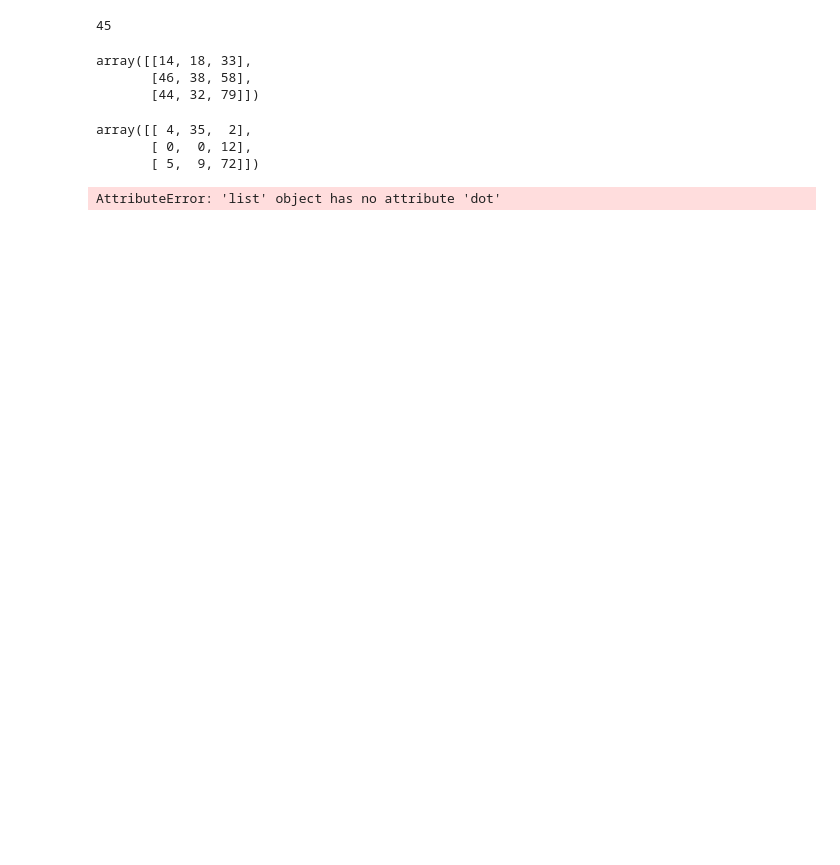
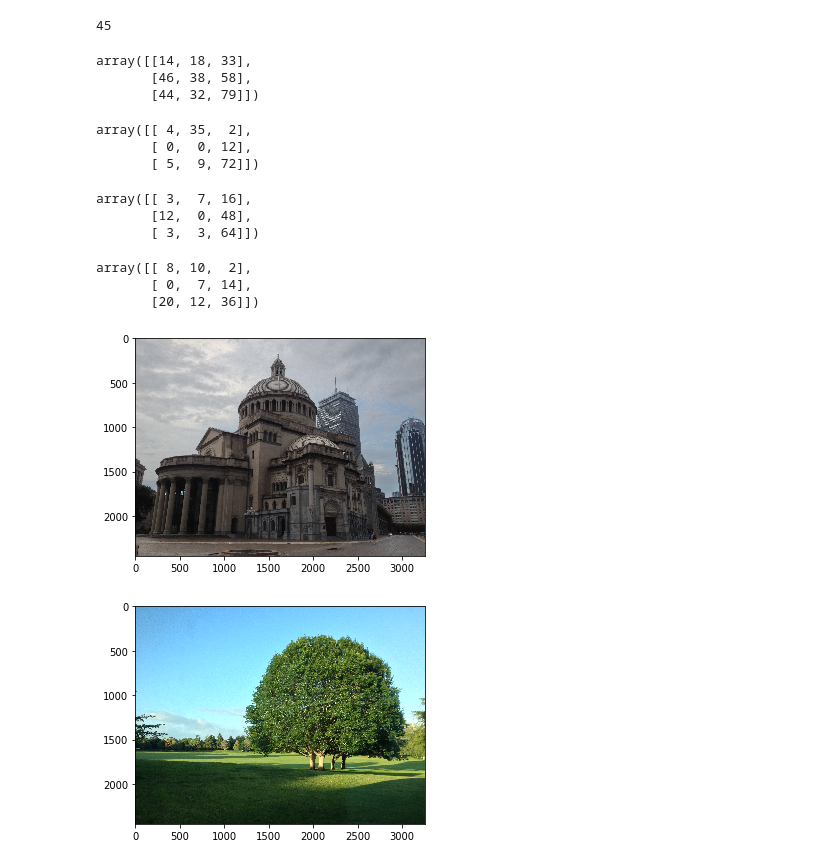
Before and after one commit to neezcha/483H1, a Jupyter notebook: HW1-Coding.ipynb, the cells around one changed output. Drawn from its saved outputs; the diff is of its cells as text; code cells hidden in the pictures; blank space fills up the shorter version.

```diff
--- a/HW1-Coding.ipynb
+++ b/HW1-Coding.ipynb
@@ -29,6 +31,26 @@ array([[ 4, 35,  2],
        [ 5,  9, 72]])
 # %%
 #3d
-matA.dot(vecU)
+np.multiply(matA, vecU)
 # %% [output]
-AttributeError: 'list' object has no attribute 'dot'
+array([[ 3,  7, 16],
+       [12,  0, 48],
+       [ 3,  3, 64]])
+# %%
+#3e
+np.transpose(np.multiply(vecV, np.transpose(matB)))
+# %% [output]
+array([[ 8, 10,  2],
+       [ 0,  7, 14],
+       [20, 12, 36]])
+# %%
+#4a
+img1 = mpimg.imread('image1.jpg')
+img2 = mpimg.imread('image2.jpg')
+imgplot = plt.imshow(img1)
+plt.show()
+imgplot2 = plt.imshow(img2)
+plt.show()
+# %% [output]
+[figure, added]
+[figure, added]
```
Also changed, not shown: parts of 3 cells of this notebook, 3 other files.
